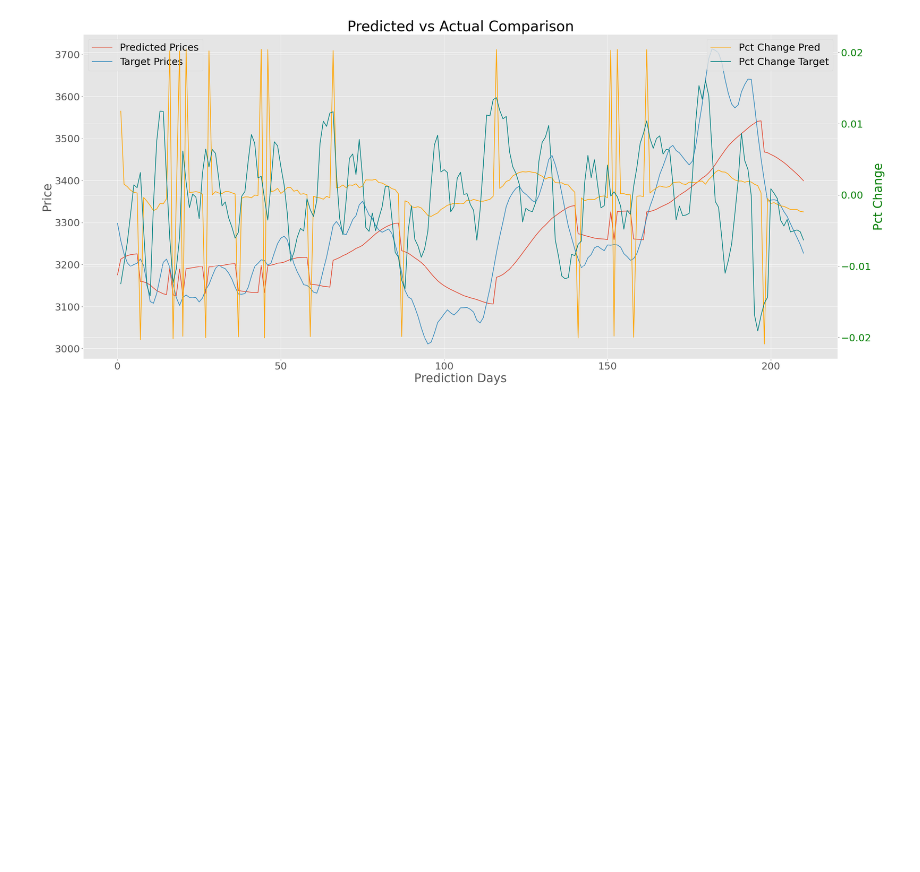
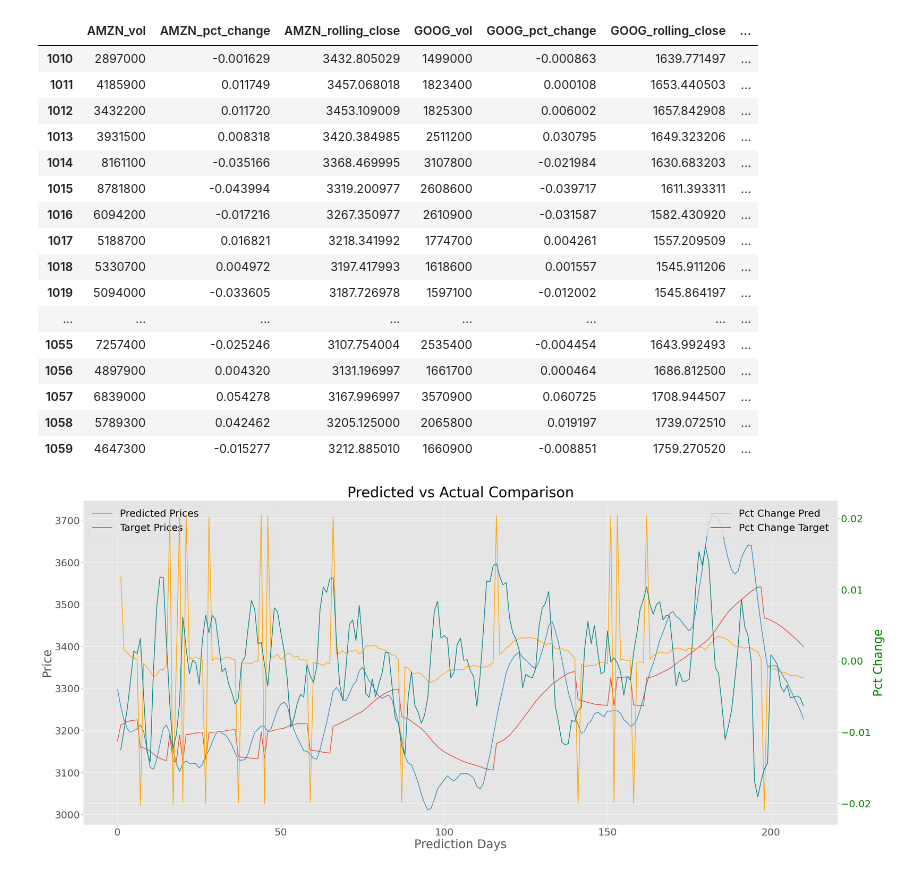
Before and after one commit to seantanken/GalvanizeRepo, a Jupyter notebook: stock_analyzer/percent_change_analysis.ipynb, the cells around one changed output. Cells and saved outputs as stored; diff of their text form; code cells hidden in the pictures; blank space fills up the shorter version.

```diff
--- a/stock_analyzer/percent_change_analysis.ipynb
+++ b/stock_analyzer/percent_change_analysis.ipynb
@@ -33,3 +45,23 @@ data.drop(columns=['Unnamed: 0'], inplace=True)
+# %%
+data.iloc[1010:1060]
+# %% [output]
+|  | AMZN_vol | AMZN_pct_change | AMZN_rolling_close | GOOG_vol | GOOG_pct_change | GOOG_rolling_close | ... |
+| 1010 | 2897000 | -0.001629 | 3432.805029 | 1499000 | -0.000863 | 1639.771497 | ... |
+| 1011 | 4185900 | 0.011749 | 3457.068018 | 1823400 | 0.000108 | 1653.440503 | ... |
+| 1012 | 3432200 | 0.011720 | 3453.109009 | 1825300 | 0.006002 | 1657.842908 | ... |
+| 1013 | 3931500 | 0.008318 | 3420.384985 | 2511200 | 0.030795 | 1649.323206 | ... |
+| 1014 | 8161100 | -0.035166 | 3368.469995 | 3107800 | -0.021984 | 1630.683203 | ... |
+| 1015 | 8781800 | -0.043994 | 3319.200977 | 2608600 | -0.039717 | 1611.393311 | ... |
+| 1016 | 6094200 | -0.017216 | 3267.350977 | 2610900 | -0.031587 | 1582.430920 | ... |
+| 1017 | 5188700 | 0.016821 | 3218.341992 | 1774700 | 0.004261 | 1557.209509 | ... |
+| 1018 | 5330700 | 0.004972 | 3197.417993 | 1618600 | 0.001557 | 1545.911206 | ... |
+| 1019 | 5094000 | -0.033605 | 3187.726978 | 1597100 | -0.012002 | 1545.864197 | ... |
+| ... | ... | ... | ... | ... | ... | ... | ... |
+| 1055 | 7257400 | -0.025246 | 3107.754004 | 2535400 | -0.004454 | 1643.992493 | ... |
+| 1056 | 4897900 | 0.004320 | 3131.196997 | 1661700 | 0.000464 | 1686.812500 | ... |
+| 1057 | 6839000 | 0.054278 | 3167.996997 | 3570900 | 0.060725 | 1708.944507 | ... |
+| 1058 | 5789300 | 0.042462 | 3205.125000 | 2065800 | 0.019197 | 1739.072510 | ... |
+| 1059 | 4647300 | -0.015277 | 3212.885010 | 1660900 | -0.008851 | 1759.270520 | ... |
 # %%
 pct_change_df = pd.read_csv('C:/Users/seant/stock_analyzer/capstone_3/data/pct_change_df.csv')
 # %%
```
Also changed, not shown: parts of 6 cells of this notebook, 9 other files.
